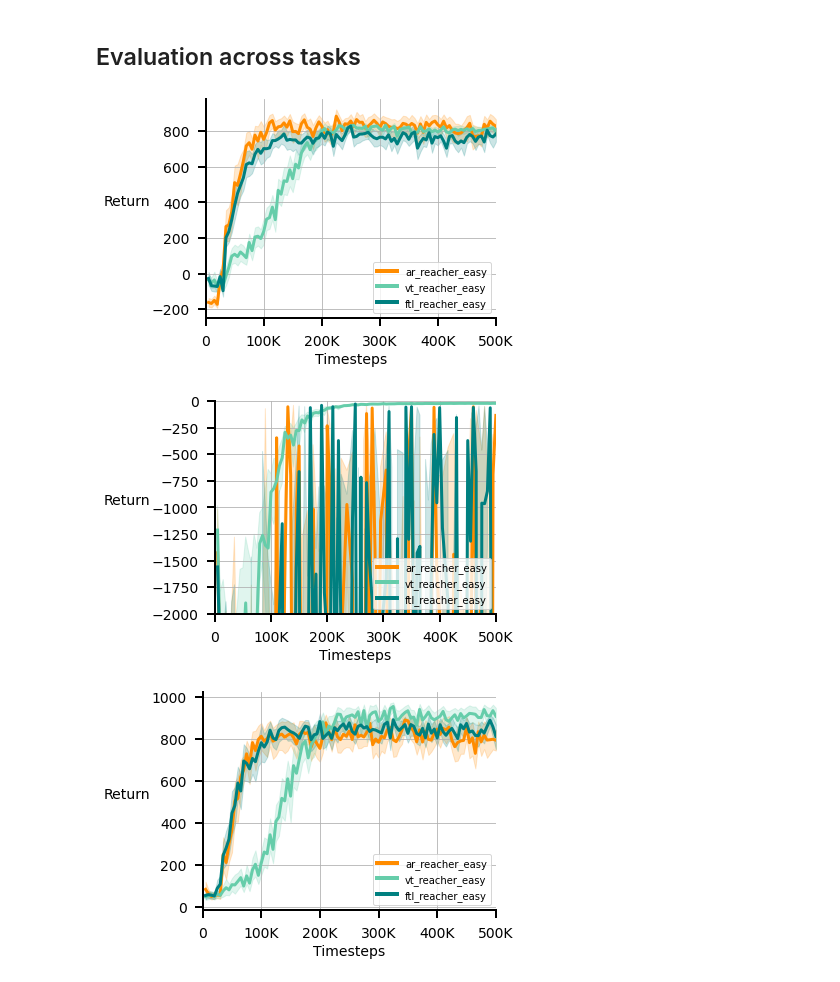
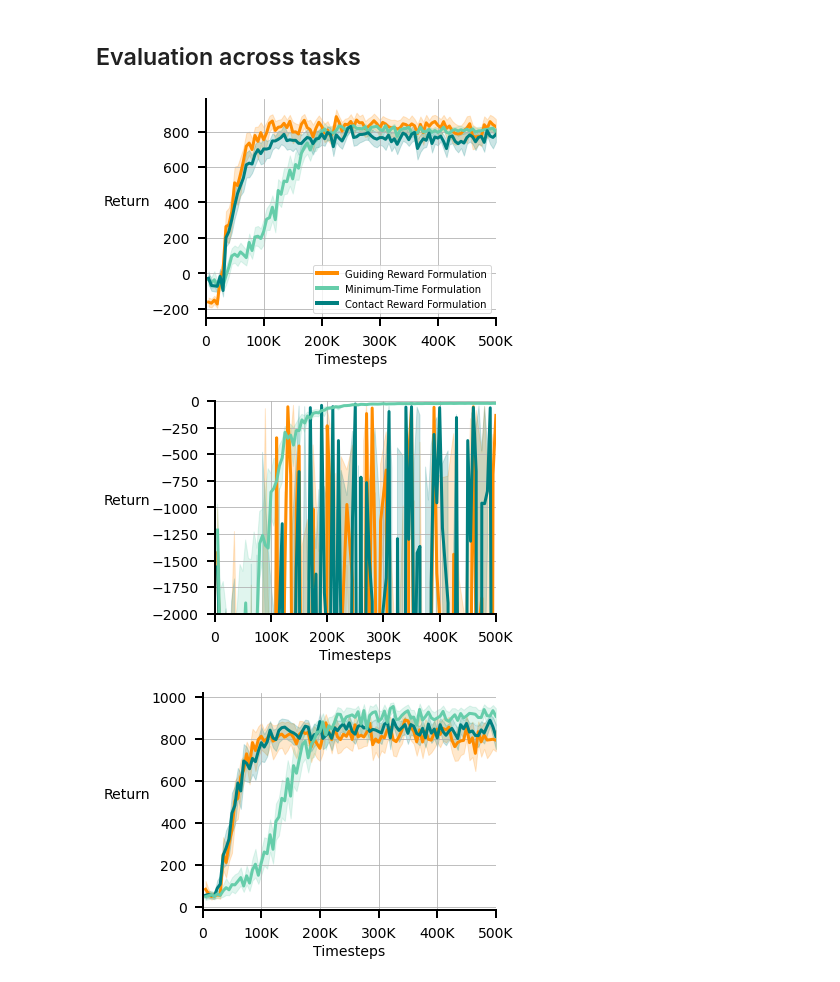
Before and after one commit to gauthamvasan/rl_suite, a Jupyter notebook: rl_suite/plot/reward_comparisons_plot.ipynb, the cells around one changed output. Drawn from its saved outputs; the diff is of its cells as text; code cells hidden in the pictures.

```diff
--- a/rl_suite/plot/reward_comparisons_plot.ipynb
+++ b/rl_suite/plot/reward_comparisons_plot.ipynb
@@ -324,7 +325,7 @@ plt.savefig('reacher_hard_steps_to_goal.pdf', dpi=200)
 # %% [markdown]
 ## Evaluation across tasks
 # %%
-def plot_eval_comparison_across_tasks(cfg, ylim=None):
+def plot_eval_comparison_across_tasks(cfg, title, ylim=None, legend_loc=None):
     color_palette = {}
     for env, env_dict in cfg.items():
         color_palette[env] = env_dict["color"]
@@ -347,7 +348,12 @@ def plot_eval_comparison_across_tasks(cfg, ylim=None):
                     df = pd.concat([df, pd.DataFrame.from_records([{'env': env, 'seed':counter, 'step':t, 'avg_ret':r}])])
             except IndexError as e:
                 print(f"Run {fp} incomplete. It was not added to the plot")
-        legend_elements.append(Line2D([0], [0], color=color, lw=4, label=env),)
+        if 'ar' in env:
+            legend_elements.append(Line2D([0], [0], color=color, lw=4, label="Guiding Reward Formulation"),)
+        elif 'vt' in env:
+            legend_elements.append(Line2D([0], [0], color=color, lw=4, label="Minimum-Time Formulation"),)
+        if 'ftl' in env:
+            legend_elements.append(Line2D([0], [0], color=color, lw=4, label="Contact Reward Formulation"),)
 
     # Plotting
     plt_formatter()
@@ -358,11 +364,14 @@ def plot_eval_comparison_across_tasks(cfg, ylim=None):
     sns.lineplot(x="step", y='avg_ret', data=df, hue='env', palette=color_palette)
     set_labels("", labelpad=25)
 
-    # plt.legend(handles=legend_elements, loc='lower right')
-    plt.legend(handles=legend_elements, loc='best')
+    if legend_loc is not None:
+        # plt.legend(handles=legend_elements, loc='lower right')
+        plt.legend(handles=legend_elements, loc=legend_loc)
+    else:
+        plt.legend([], [], frameon=False)
     plt.tight_layout()
     plt.locator_params(axis='x', nbins=8)
-    # plt.savefig(title+'.pdf', dpi=200)
+    plt.savefig(title+'.pdf', dpi=200)
     plt.show()
     plt.close()
 # %%
@@ -372,29 +381,29 @@ cfg = {
     "vt_reacher_easy": {"color": "mediumaquamarine", "fp": "/home/vasan/scratch/tro_paper/rupam_eval/vt_reacher_easy/*_ar_reacher_easy_eval_seed-*.txt"},
     "ftl_reacher_easy": {"color": "teal", "fp": "/home/vasan/scratch/tro_paper/rupam_eval/ftl_reacher_easy/*_ar_reacher_easy_eval_seed-*.txt"},
 }
-plot_eval_comparison_across_tasks(cfg)
+plot_eval_comparison_across_tasks(cfg, title="eval_on_ar_easy", legend_loc="lower right")
 # %% [output]
-[figure, old version]
+[figure, new version]
 # %%
 ## on_vt_easy_eval_plotter
 cfg = {
     "ar_reacher_easy": {"color": "darkorange", "fp": "/home/vasan/scratch/tro_paper/rupam_eval/ar_reacher_easy/*_vt_reacher_easy_eval_seed-*.txt"},
+    "ftl_reacher_easy": {"color": "teal", "fp": "/home/vasan/scratch/tro_paper/rupam_eval/ftl_reacher_easy/*_vt_reacher_easy_eval_seed-*.txt"},
     "vt_reacher_easy": {"color": "mediumaquamarine", "fp": "/home/vasan/scratch/tro_paper/rupam_eval/vt_reacher_easy/*_returns.txt"},
-    "ftl_reacher_easy": {"color": "teal", "fp": "/home/vasan/scratch/tro_paper/rupam_eval/ftl_reacher_easy/*_vt_reacher_easy_eval_seed-*.txt"},
 }
-plot_eval_comparison_across_tasks(cfg, ylim=[-2000, 0])
+plot_eval_comparison_across_tasks(cfg, title="eval_on_vt_easy", ylim=[-2000, 0])
 # %% [output]
-[figure, old version]
+[figure, new version]
 # %%
 ## on_ftl_easy_eval_plotter
 cfg = {
     "ar_reacher_easy": {"color": "darkorange", "fp": "/home/vasan/scratch/tro_paper/rupam_eval/ar_reacher_easy/*_ftl_reacher_easy_eval_seed-*.txt"},
+    "ftl_reacher_easy": {"color": "teal", "fp": "/home/vasan/scratch/tro_paper/rupam_eval/ftl_reacher_easy/*_returns.txt"},
     "vt_reacher_easy": {"color": "mediumaquamarine", "fp": "/home/vasan/scratch/tro_paper/rupam_eval/vt_reacher_easy/*_ftl_reacher_easy_eval_seed-*.txt"},
-    "ftl_reacher_easy": {"color": "teal", "fp": "/home/vasan/scratch/tro_paper/rupam_eval/ftl_reacher_easy/*_returns.txt"},
 }
-plot_eval_comparison_across_tasks(cfg)
+plot_eval_comparison_across_tasks(cfg, title="eval_on_ftl_easy")
 # %% [output]
-[figure, old version]
+[figure, new version]
 # %%
 ## on_ar_hard_plotter
 cfg = {
```
Also changed, not shown: parts of 7 cells of this notebook.
